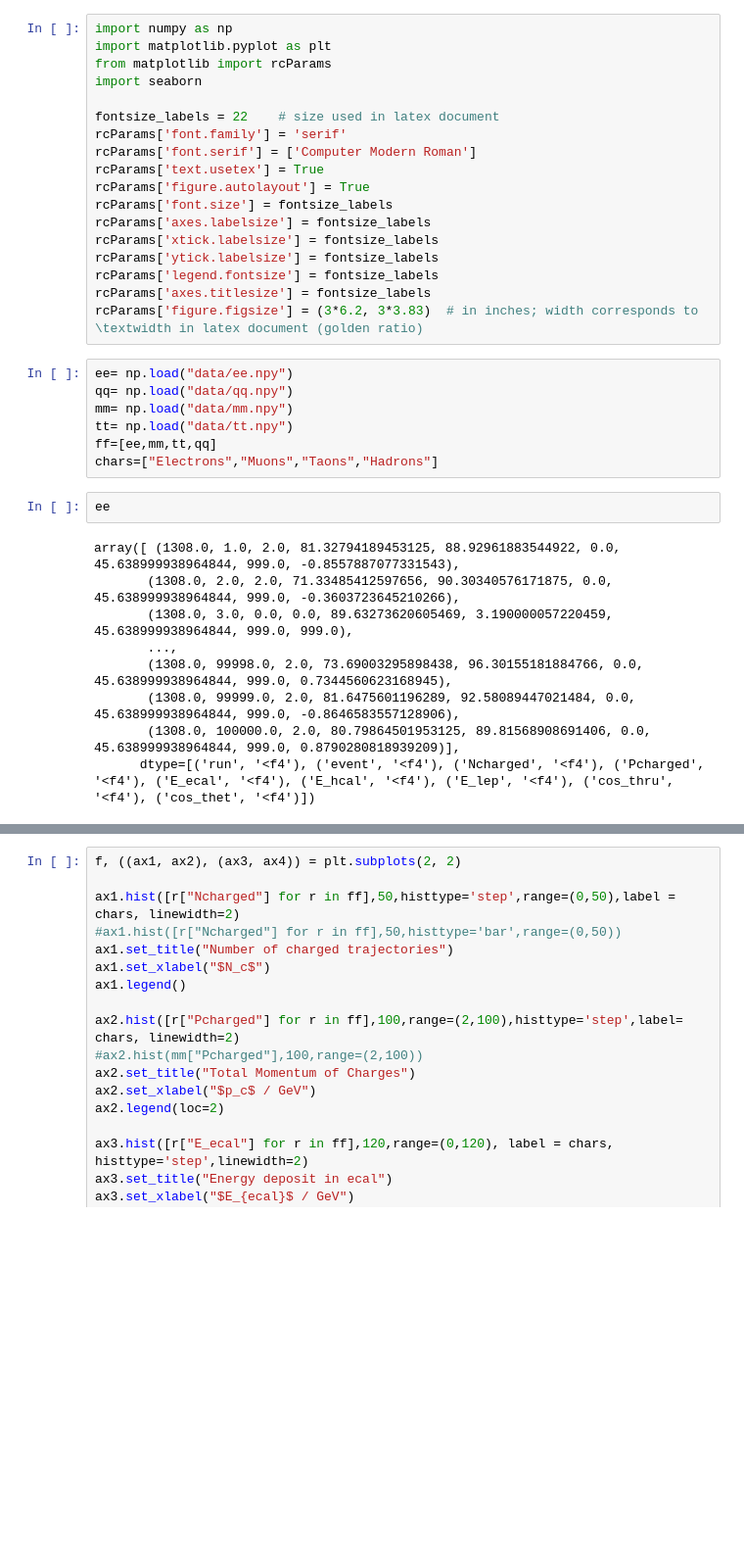
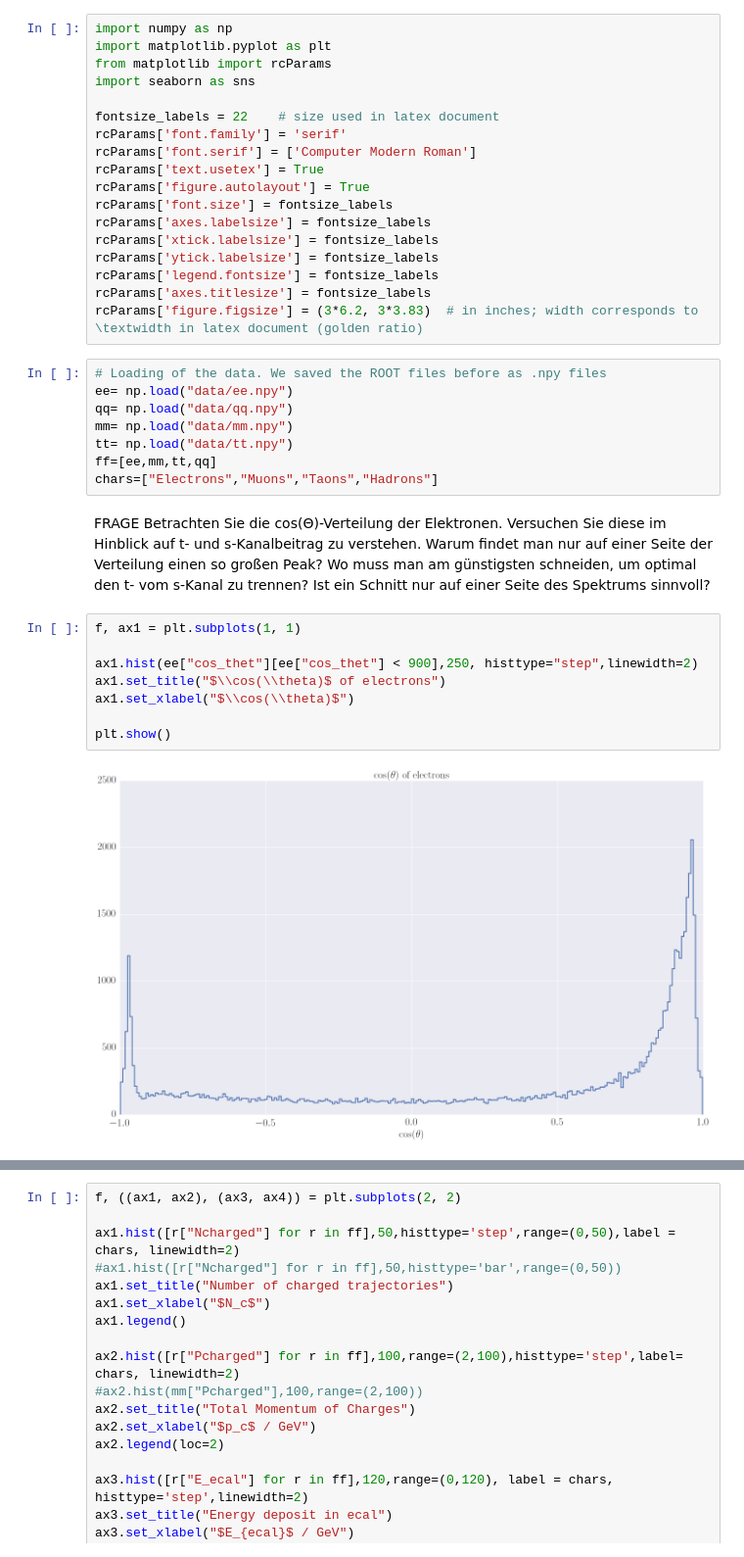
Before and after one commit to Bondzio/fp, a Jupyter notebook: Z0/analysis/Montecarlo_data.ipynb, the cells around one changed output, grey strips where cells are left out. Shown at 98% size. Cells and saved outputs as stored; diff of their text form; blank space fills up the shorter version.

```diff
--- a/Z0/analysis/Montecarlo_data.ipynb
+++ b/Z0/analysis/Montecarlo_data.ipynb
@@ -2,7 +4,7 @@
 import numpy as np
 import matplotlib.pyplot as plt
 from matplotlib import rcParams
-import seaborn
+import seaborn as sns
 
 fontsize_labels = 22    # size used in latex document
 rcParams['font.family'] = 'serif'
@@ -17,20 +19,26 @@ rcParams['legend.fontsize'] = fontsize_labels
 rcParams['axes.titlesize'] = fontsize_labels
 rcParams['figure.figsize'] = (3*6.2, 3*3.83)  # in inches; width corresponds to \textwidth in latex document (golden ratio)
 # %%
+# Loading of the data. We saved the ROOT files before as .npy files
 ee= np.load("data/ee.npy")
 qq= np.load("data/qq.npy")
 mm= np.load("data/mm.npy")
 tt= np.load("data/tt.npy")
 ff=[ee,mm,tt,qq]
 chars=["Electrons","Muons","Taons","Hadrons"]
-# %%
-ee
-# %% [output]
-array([ (1308.0, 1.0, 2.0, 81.32794189453125, 88.92961883544922, 0.0, 45.638999938964844, 999.0, -0.8557887077331543),
-       (1308.0, 2.0, 2.0, 71.33485412597656, 90.30340576171875, 0.0, 45.638999938964844, 999.0, -0.3603723645210266),
-       (1308.0, 3.0, 0.0, 0.0, 89.63273620605469, 3.190000057220459, 45.638999938964844, 999.0, 999.0),
-       ...,
-       (1308.0, 99998.0, 2.0, 73.69003295898438, 96.30155181884766, 0.0, 45.638999938964844, 999.0, 0.7344560623168945),
-       (1308.0, 99999.0, 2.0, 81.6475601196289, 92.58089447021484, 0.0, 45.638999938964844, 999.0, -0.8646583557128906),
-       (1308.0, 100000.0, 2.0, 80.79864501953125, 89.81568908691406, 0.0, 45.638999938964844, 999.0, 0.8790280818939209)],
-      dtype=[('run', '<f4'), ('event', '<f4'), ('Ncharged', '<f4'), ('Pcharged', '<f4'), ('E_ecal', '<f4'), ('E_hcal', '<f4'), ('E_lep', '<f4'), ('cos_thru', '<f4'), ('cos_thet', '<f4')])
+# %% [markdown]
+FRAGE
+Betrachten Sie die cos(Θ)-Verteilung der Elektronen. Versuchen Sie diese im Hinblick
+auf t- und s-Kanalbeitrag zu verstehen. Warum findet man nur auf einer Seite der Verteilung einen
+so großen Peak? Wo muss man am günstigsten schneiden, um optimal den t- vom s-Kanal zu
+trennen? Ist ein Schnitt nur auf einer Seite des Spektrums sinnvoll?
+# %%
+f, ax1 = plt.subplots(1, 1)
+
+ax1.hist(ee["cos_thet"][ee["cos_thet"] < 900],250, histtype="step",linewidth=2)
+ax1.set_title("$\\cos(\\theta)$ of electrons")
+ax1.set_xlabel("$\\cos(\\theta)$")
+
+plt.show()
+# %% [output]
+[figure, added]
```
Also changed, not shown: parts of 5 cells of this notebook.
